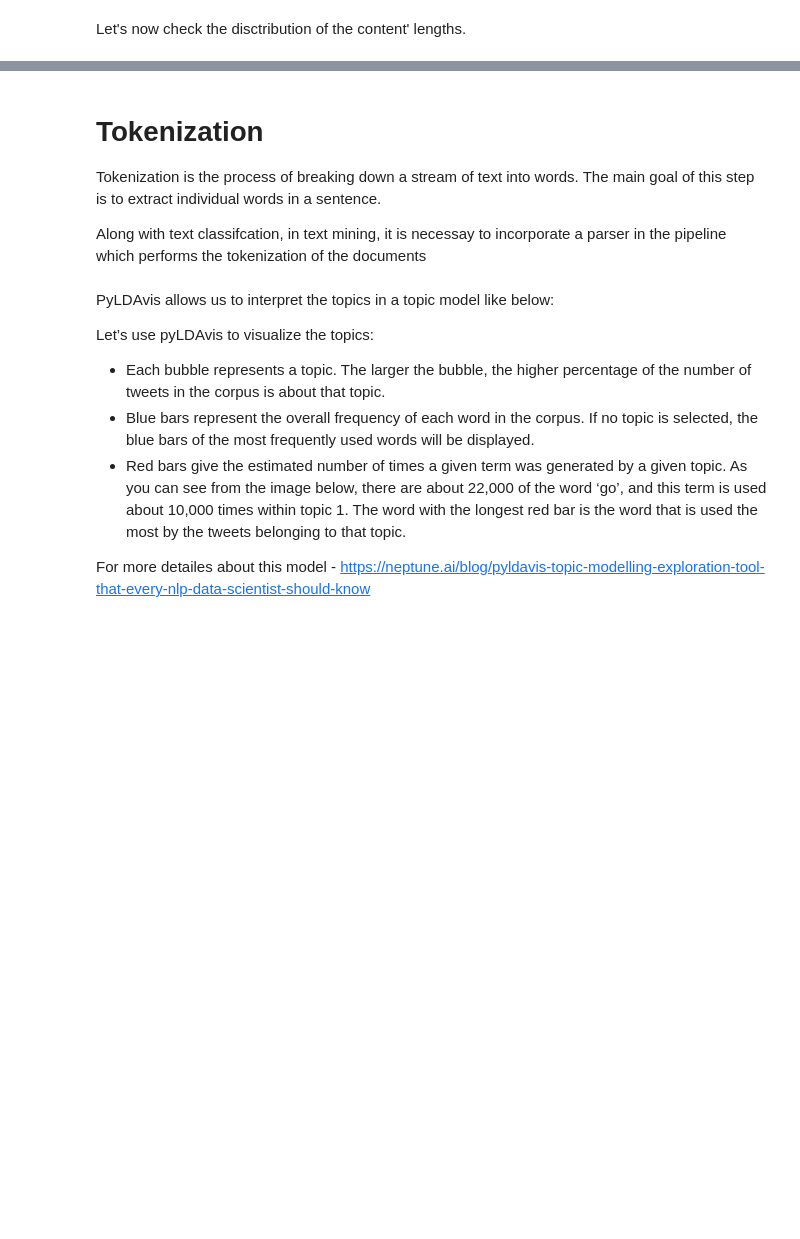
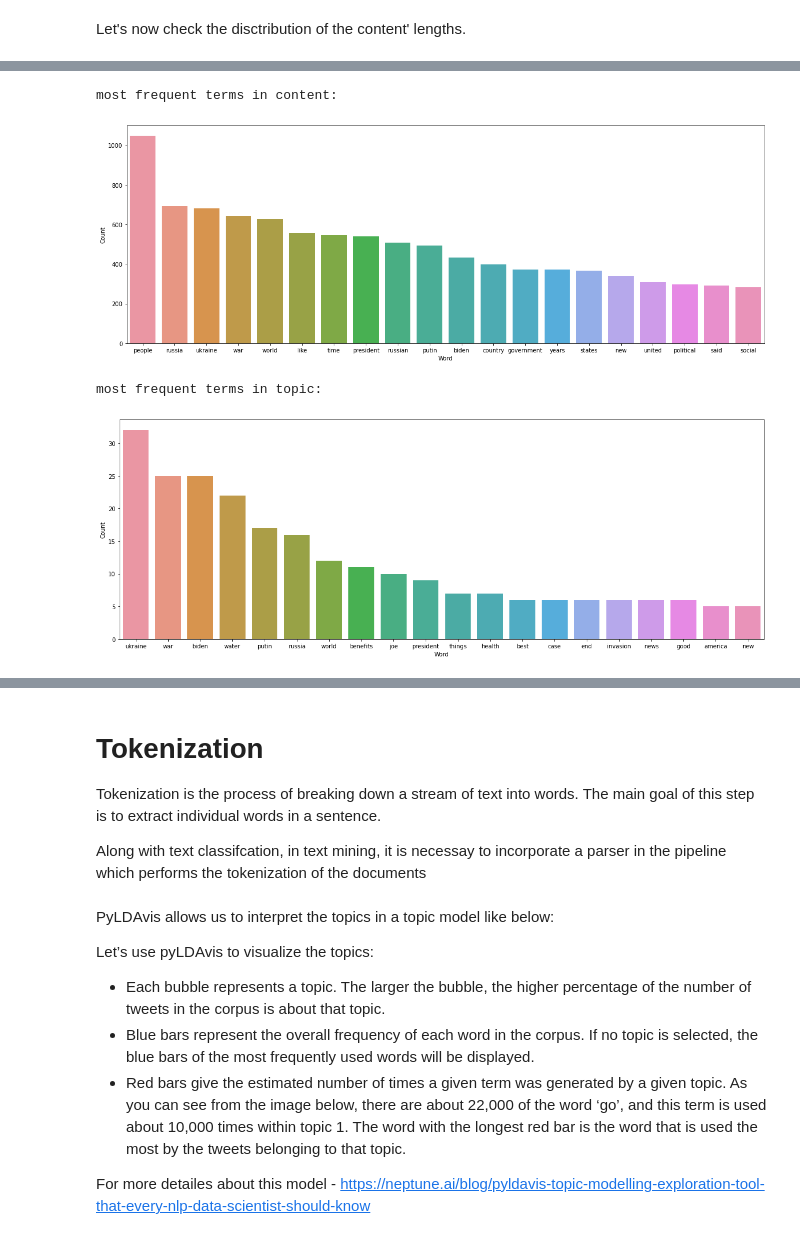
Before and after one commit to yaellevi8/FinalProject_DataScience, a Jupyter notebook: ML models/ML_model.ipynb, the cells around one changed output, grey strips where cells are left out. Cells and saved outputs as stored; diff of their text form; code cells hidden in the pictures; blank space fills up the shorter version.

Commit message:
add wordcloud and common words visualization techniques

```diff
--- a/ML models/ML_model.ipynb
+++ b/ML models/ML_model.ipynb
@@ -64,0 +63,28 @@ df.content.map(len).hist(figsize=(15, 5))
+# %%
+from nltk import FreqDist
+# https://www.kaggle.com/code/simranjain17/web-scraping-news-articles-topic-modeling-nlp
+
+# function to plot most frequent terms
+def freq_words(x, terms = 20):
+    all_words = ' '.join([content for content in x])
+    all_words = all_words.split()
+
+    fdist = FreqDist(all_words)
+    words_df = pd.DataFrame({'Word':list(fdist.keys()), 'Count':list(fdist.values())})
+
+    # selecting top 20 most frequent words
+    d = words_df.nlargest(columns="Count", n = terms)
+    plt.figure(figsize=(20,7))
+    ax = sns.barplot(data=d, x= "Word", y = "Count")
+    plt.show()
+
+print("most frequent terms in content: ")
+freq_words(df["content"])
+
+print("most frequent terms in topic: ")
+freq_words(df["topic"])
+# %% [output]
+most frequent terms in content:
+[figure, added]
+most frequent terms in topic:
+[figure, added]
```
Also changed, not shown: parts of 9 cells of this notebook.
